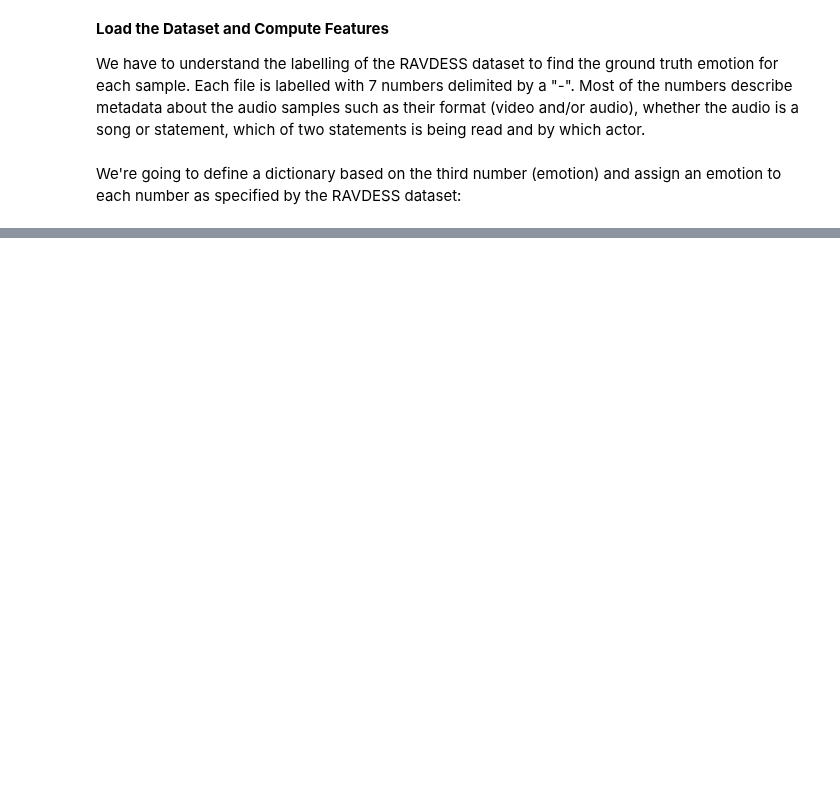
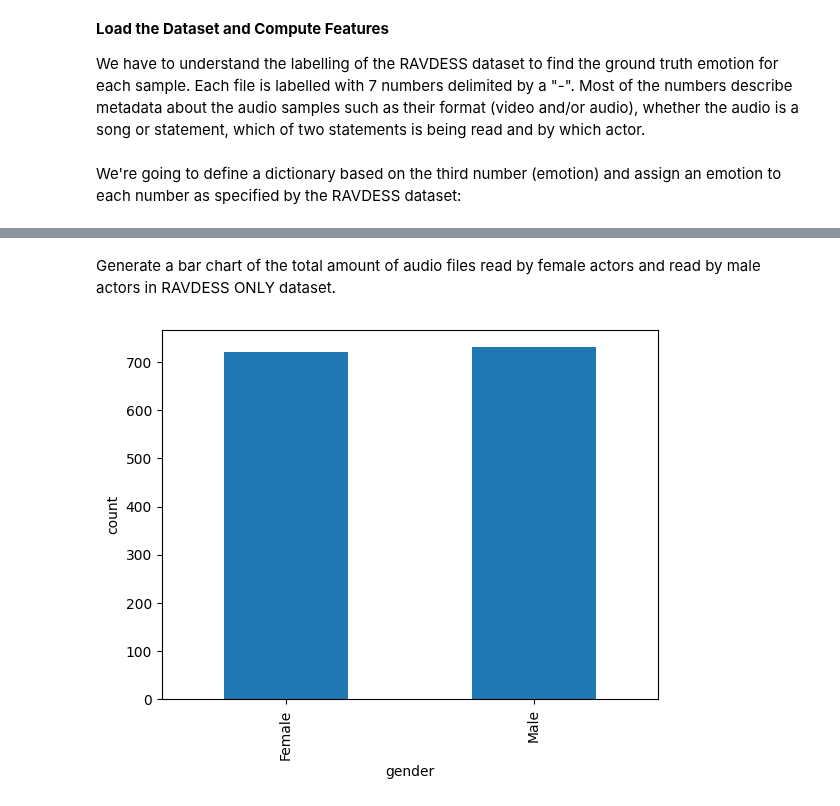
Before and after one commit to IAT-ExploringAI-2024/Week-2_Data_Preprocessing, a Jupyter notebook: JackyLam_Assignment2.ipynb, the cells around one changed output, grey strips where cells are left out. Saved outputs shown, nothing was run; the diff lists cells and outputs as text; code cells hidden in the pictures; blank space fills up the shorter version.

```diff
--- a/JackyLam_Assignment2.ipynb
+++ b/JackyLam_Assignment2.ipynb
@@ -163,2 +105,0 @@ def load_data():
-# %%
-features, emotions = load_data()
@@ -167,0 +108,34 @@ ValueError: all the input array dimensions for the concatenation axis must match
+# %%
+import os, glob
+
+def ravdess_only():
+  a, b, c = [], [], []
+  count = 0
+
+  for file in glob.glob("/content/drive/MyDrive/IAT481-Assignment2/RAVDESS_ONLY/Actor_*/*.wav"):
+    file_name=os.path.basename(file)
+    ravdess_actor= file_name.split("-")[6]
+    ravdess_actor= list(ravdess_actor)[0:2]
+    ravdess_actor= ''.join(ravdess_actor)
+
+    # Get gender of each actor
+    if (int(ravdess_actor) % 2) != 0:
+            # Odd values are males
+            ravdess_gender='Male'
+    else:
+            # Even values are females
+            ravdess_gender='Female'
+
+    # Get the emotion
+    ravdess_emotion=file_name.split("-")[2]
+
+    # Change the emotion name to follow RAVDESS
+    ravdess_emotion=emotions[ravdess_emotion]
+
+    a.append(ravdess_actor)
+    b.append(ravdess_gender)
+    c.append(ravdess_emotion)
+
+  return np.array(a), np.array(b), np.array(c)
+# %%
+ravdess_actor, ravdess_gender, ravdess_emotion = ravdess_only()
@@ -167,0 +144,3 @@ ValueError: all the input array dimensions for the concatenation axis must match
+# %%
+ravdess_dataframe = pd.DataFrame({'actor':ravdess_actor, 'gender': ravdess_gender, 'emotion': ravdess_emotion})
+ravdess_dataframe
@@ -167,0 +161,8 @@ ValueError: all the input array dimensions for the concatenation axis must match
+# %% [markdown]
+Generate a bar chart of the total amount of audio files read by female actors and read by male actors in RAVDESS ONLY dataset.
+# %%
+ravdess_dataframe.groupby('gender').size().plot(kind='bar', stacked=True)
+plt.ylabel('count')
+plt.show()
+# %% [output]
+[figure, added]
```
Also changed, not shown: parts of 25 cells of this notebook.
